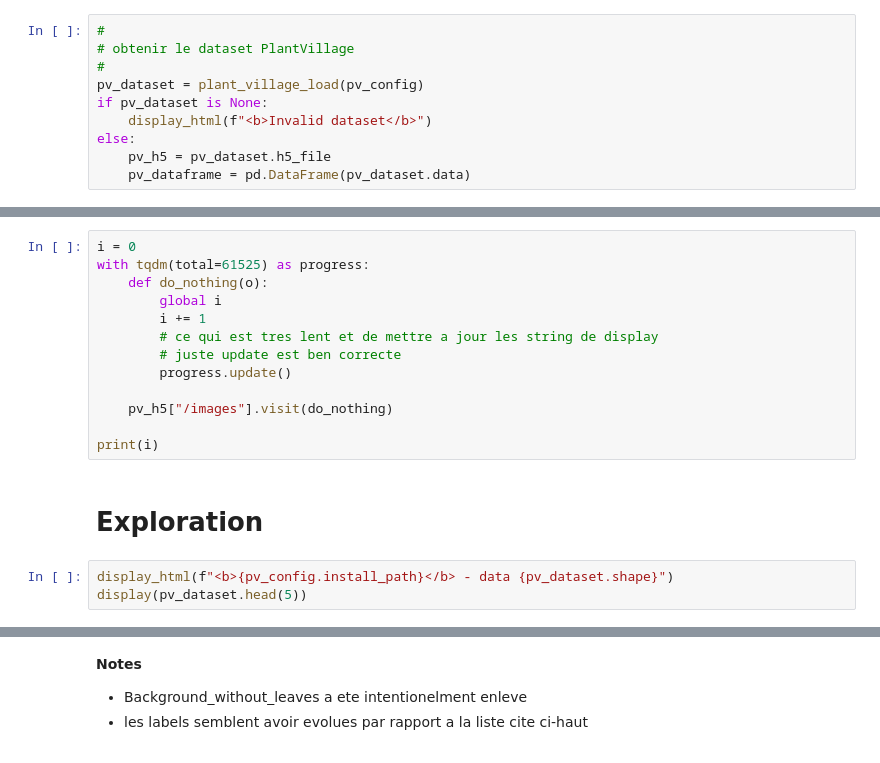
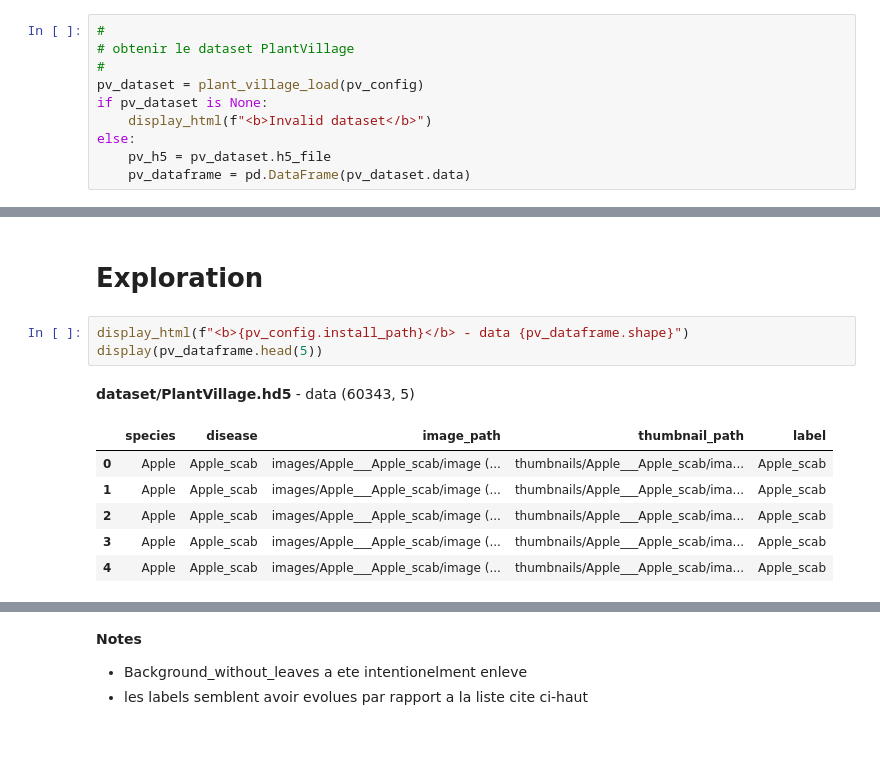
Before and after one commit to jfgagnon00/PlantVillage, a Jupyter notebook: BagOfVisualWords.ipynb, the cells around one changed output, grey strips where cells are left out. Cells and saved outputs as stored; diff of their text form.

```diff
--- a/BagOfVisualWords.ipynb
+++ b/BagOfVisualWords.ipynb
@@ -60,20 +117,15 @@ print(i)
-# %%
-i = 0
-with tqdm(total=61525) as progress:
-    def do_nothing(o):
-        global i
-        i += 1
-        # ce qui est tres lent et de mettre a jour les string de display
-        # juste update est ben correcte
-        progress.update()
-
-    pv_h5["/images"].visit(do_nothing)
-
-print(i)
 # %% [markdown]
 # Exploration
 # %%
-display_html(f"<b>{pv_config.install_path}</b> - data {pv_dataset.shape}")
-display(pv_dataset.head(5))
+display_html(f"<b>{pv_config.install_path}</b> - data {pv_dataframe.shape}")
+display(pv_dataframe.head(5))
+# %% [output]
+dataset/PlantVillage.hd5 - data (60343, 5)
+|  | species | disease | image_path | thumbnail_path | label |
+| 0 | Apple | Apple_scab | images/Apple___Apple_scab/image (... | thumbnails/Apple___Apple_scab/ima... | Apple_scab |
+| 1 | Apple | Apple_scab | images/Apple___Apple_scab/image (... | thumbnails/Apple___Apple_scab/ima... | Apple_scab |
+| 2 | Apple | Apple_scab | images/Apple___Apple_scab/image (... | thumbnails/Apple___Apple_scab/ima... | Apple_scab |
+| 3 | Apple | Apple_scab | images/Apple___Apple_scab/image (... | thumbnails/Apple___Apple_scab/ima... | Apple_scab |
+| 4 | Apple | Apple_scab | images/Apple___Apple_scab/image (... | thumbnails/Apple___Apple_scab/ima... | Apple_scab |
 # %%
 display_html(f"<b>{pv_config.install_path}</b> - info")
```
Also changed, not shown: parts of 17 cells of this notebook, 3 other files.
